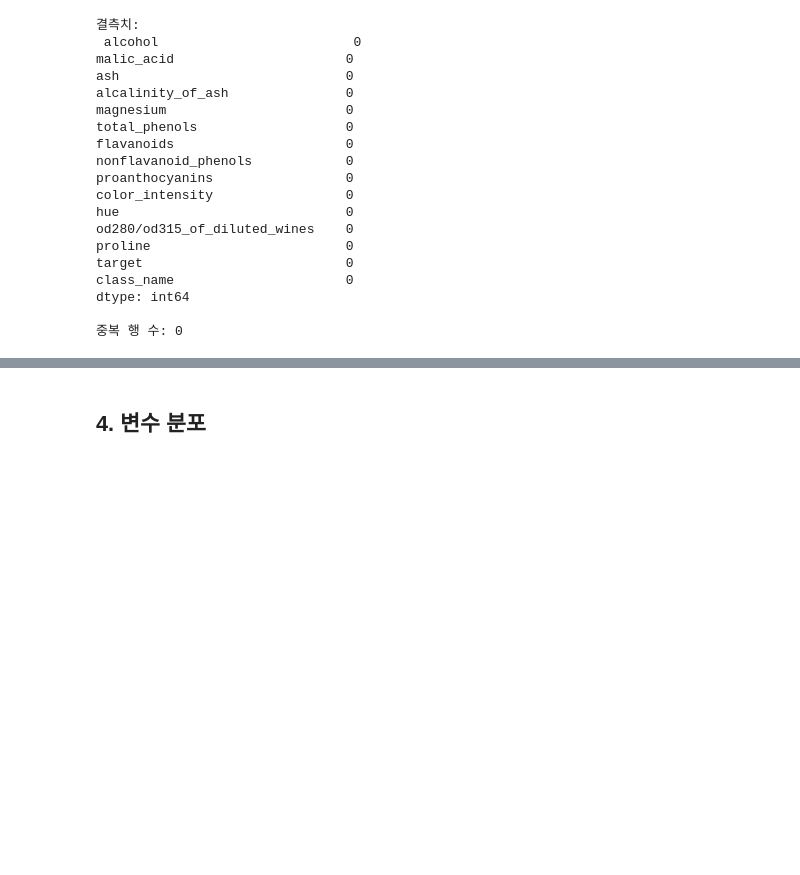
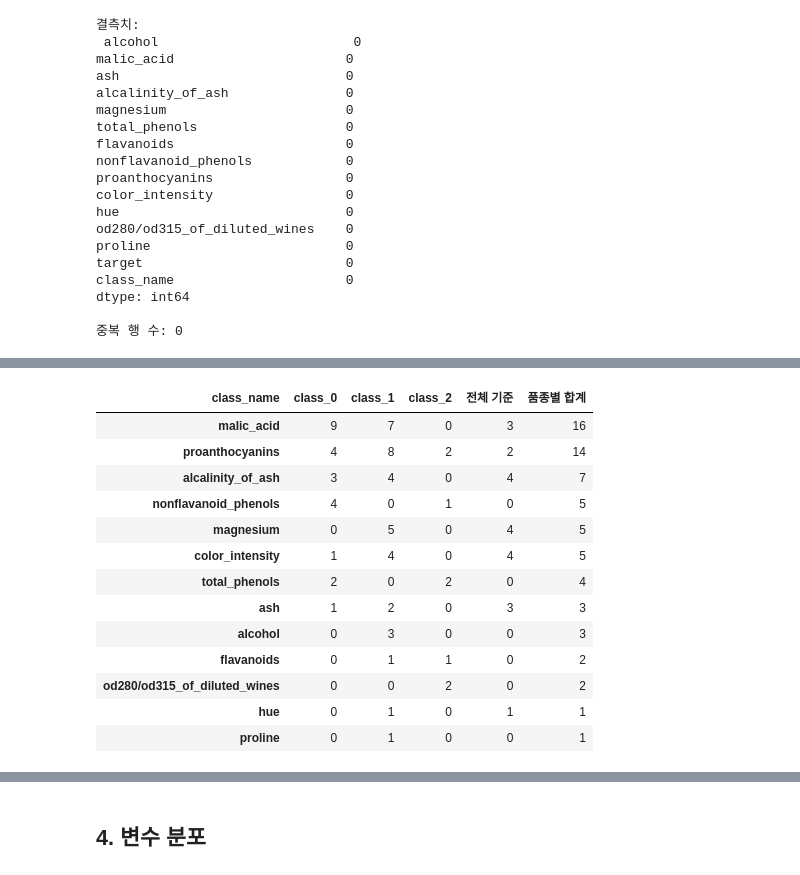
Before and after one commit to A-I-eXplorers/LeeDoyeon, a Jupyter notebook: Data_Preprocessing/03.Wine.ipynb, the cells around one changed output, grey strips where cells are left out. Saved outputs shown, nothing was run; the diff lists cells and outputs as text; code cells hidden in the pictures; blank space fills up the shorter version.

```diff
--- a/Data_Preprocessing/03.Wine.ipynb
+++ b/Data_Preprocessing/03.Wine.ipynb
@@ -184,3 +183,29 @@ dtype: int64
+# %%
+# 이상치를 품종(class)별로도 확인 (피드백 반영)
+# 전체 기준 IQR 과 달리, 각 품종 안에서 Q1-(1.5*IQR)~Q3+(1.5*IQR) 벗어나는 값 개수 계산
+out_by_class = df.groupby('class_name')[features].agg(iqr_outliers).T
+out_by_class['전체 기준'] = pd.Series({c: iqr_outliers(df[c]) for c in features})
+out_by_class['품종별 합계'] = out_by_class[['class_0', 'class_1', 'class_2']].sum(axis=1)
+out_by_class.sort_values('품종별 합계', ascending=False)
+
+# 품종 안에서 보면 전체 기준보다 이상치가 더 많이 잡히는 변수가 있음 (malic_acid 3 => 16, proanthocyanins 2 => 14)
+# 품종마다 값의 중심이 달라서 전체로 볼 땐 가려져 있던 값이 드러나는 것
+# 단, 품종별 표본이 48~71개로 적어서 제거하지 않고 그대로 둠 (이상치를 클래스별로 보는 관점을 확인한 것에 의미)
+# %% [output]
+| class_name | class_0 | class_1 | class_2 | 전체 기준 | 품종별 합계 |
+| malic_acid | 9 | 7 | 0 | 3 | 16 |
+| proanthocyanins | 4 | 8 | 2 | 2 | 14 |
+| alcalinity_of_ash | 3 | 4 | 0 | 4 | 7 |
+| nonflavanoid_phenols | 4 | 0 | 1 | 0 | 5 |
+| magnesium | 0 | 5 | 0 | 4 | 5 |
+| color_intensity | 1 | 4 | 0 | 4 | 5 |
+| total_phenols | 2 | 0 | 2 | 0 | 4 |
+| ash | 1 | 2 | 0 | 3 | 3 |
+| alcohol | 0 | 3 | 0 | 0 | 3 |
+| flavanoids | 0 | 1 | 1 | 0 | 2 |
+| od280/od315_of_diluted_wines | 0 | 0 | 2 | 0 | 2 |
+| hue | 0 | 1 | 0 | 1 | 1 |
+| proline | 0 | 1 | 0 | 0 | 1 |
 # %%
 plt.figure(figsize=(14, 6))
 sns.boxplot(data=df[features], orient='h')
```
Also changed, not shown: parts of 11 cells of this notebook, 3 other files.
